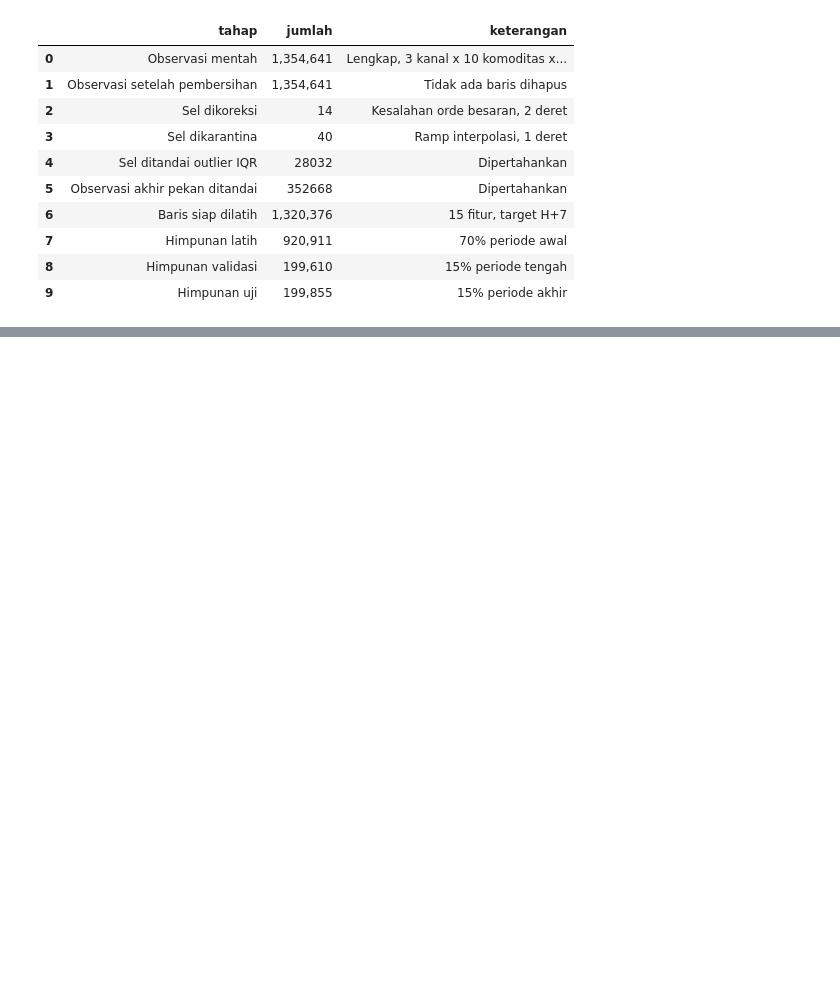
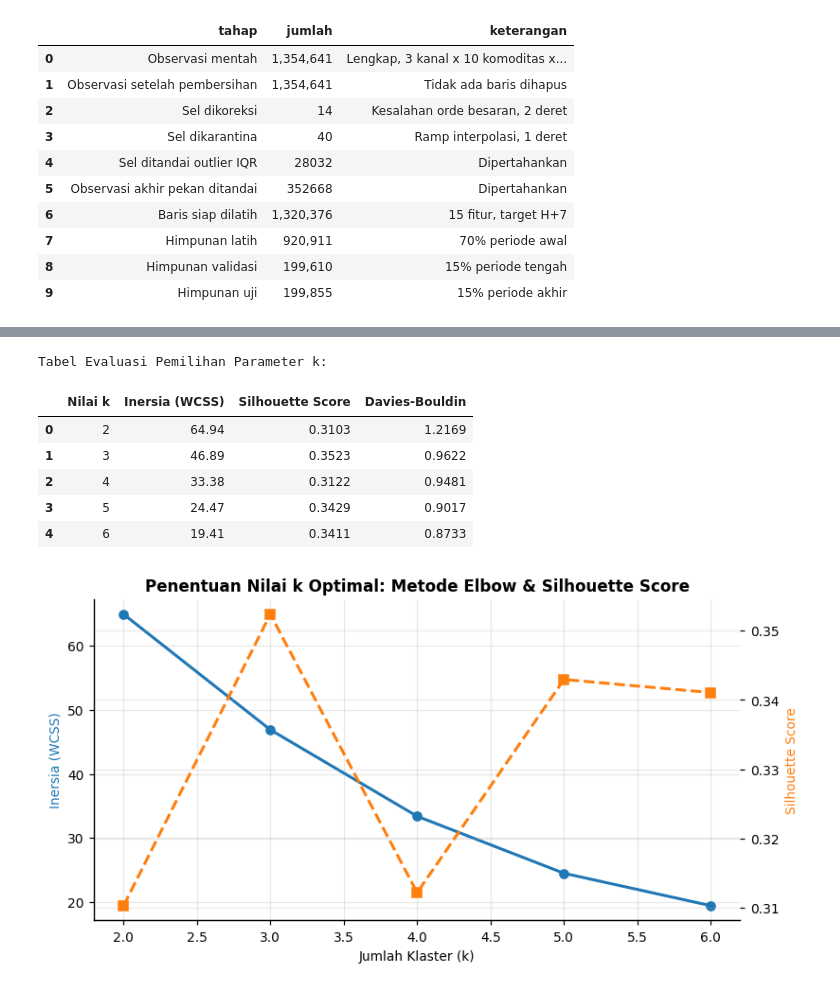
Before and after one commit to Abhiprayaa29/1_IFB_RestuBapak, a Jupyter notebook: Projek_Akhir_Data_Science.ipynb, the cells around one changed output, grey strips where cells are left out. Saved outputs shown, nothing was run; the diff lists cells and outputs as text; code cells hidden in the pictures; blank space fills up the shorter version.

Commit message:
docs: update final modeling evaluation, figures, and progress reports

```diff
--- a/Projek_Akhir_Data_Science.ipynb
+++ b/Projek_Akhir_Data_Science.ipynb
@@ -2992,0 +2570,49 @@ batas data dipisahkan berdasarkan tanggal, bukan baris.
+# %%
+# F.3 Eksplorasi Parameter k (Elbow & Silhouette Analysis)
+from sklearn.cluster import KMeans
+from sklearn.metrics import silhouette_score, davies_bouldin_score
+
+wcss = []
+sil_scores = []
+db_scores = []
+k_range = range(2, 7)
+
+for k in k_range:
+    km_test = KMeans(n_clusters=k, init="k-means++", random_state=42, n_init=10)
+    km_test.fit(X_clust)
+    wcss.append(km_test.inertia_)
+    sil_scores.append(silhouette_score(X_clust, km_test.labels_))
+    db_scores.append(davies_bouldin_score(X_clust, km_test.labels_))
+
+tuning_clust = pd.DataFrame({
+    "Nilai k": list(k_range),
+    "Inersia (WCSS)": [round(x, 2) for x in wcss],
+    "Silhouette Score": [round(x, 4) for x in sil_scores],
+    "Davies-Bouldin": [round(x, 4) for x in db_scores]
+})
+print("Tabel Evaluasi Pemilihan Parameter k:")
+display(tuning_clust)
+
+# Visualisasi Elbow & Silhouette
+fig, ax1 = plt.subplots(figsize=(8, 4))
+ax2 = ax1.twinx()
+
+line1 = ax1.plot(list(k_range), wcss, marker='o', color='tab:blue', linewidth=2, label="WCSS (Inersia)")
+line2 = ax2.plot(list(k_range), sil_scores, marker='s', color='tab:orange', linewidth=2, linestyle='--', label="Silhouette Score")
+
+ax1.set_xlabel("Jumlah Klaster (k)")
+ax1.set_ylabel("Inersia (WCSS)", color='tab:blue')
+ax2.set_ylabel("Silhouette Score", color='tab:orange')
+plt.title("Penentuan Nilai k Optimal: Metode Elbow & Silhouette Score", weight="bold")
+ax1.grid(True, alpha=0.3)
+savefig(fig, "fig_f1_elbow_silhouette.png")
+plt.show()
+# %% [output]
+Tabel Evaluasi Pemilihan Parameter k:
+|  | Nilai k | Inersia (WCSS) | Silhouette Score | Davies-Bouldin |
+| 0 | 2 | 64.94 | 0.3103 | 1.2169 |
+| 1 | 3 | 46.89 | 0.3523 | 0.9622 |
+| 2 | 4 | 33.38 | 0.3122 | 0.9481 |
+| 3 | 5 | 24.47 | 0.3429 | 0.9017 |
+| 4 | 6 | 19.41 | 0.3411 | 0.8733 |
+[figure, added]
```
Also changed, not shown: parts of 46 cells of this notebook, 16 other files.
